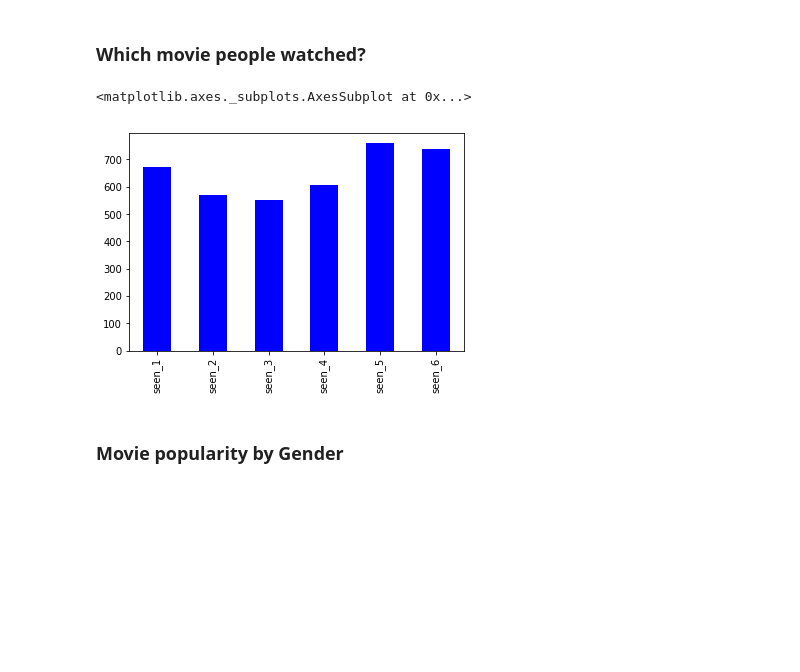
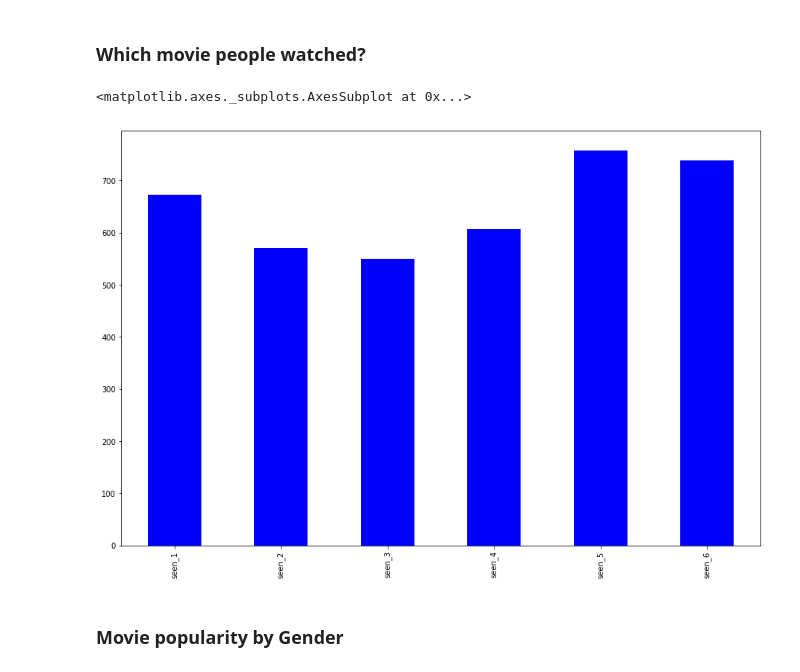
Before and after one commit to purvil/Star-Wars-survey-analysis, a Jupyter notebook: Star Wars Survey Analysis.ipynb, the cells around one changed output. Drawn from its saved outputs; the diff is of its cells as text; code cells hidden in the pictures; blank space fills up the shorter version.

```diff
--- a/Star Wars Survey Analysis.ipynb
+++ b/Star Wars Survey Analysis.ipynb
@@ -180,10 +180,10 @@ Text(0.5, 1.0, 'Popular Star Wars movie')
 # %% [markdown]
 ### Which movie people watched?
 # %%
-star_wars.iloc[:, 3:9].sum().plot(kind='bar', color='blue')
+star_wars.iloc[:, 3:9].sum().plot(kind='bar', color='blue', figsize=(15,10))
 # %% [output]
 <matplotlib.axes._subplots.AxesSubplot at 0x...>
-[figure, old version]
+[figure, new version]
 # %% [markdown]
 ### Movie popularity by Gender
 # %%
```
Also changed, not shown: parts of 13 cells of this notebook.
